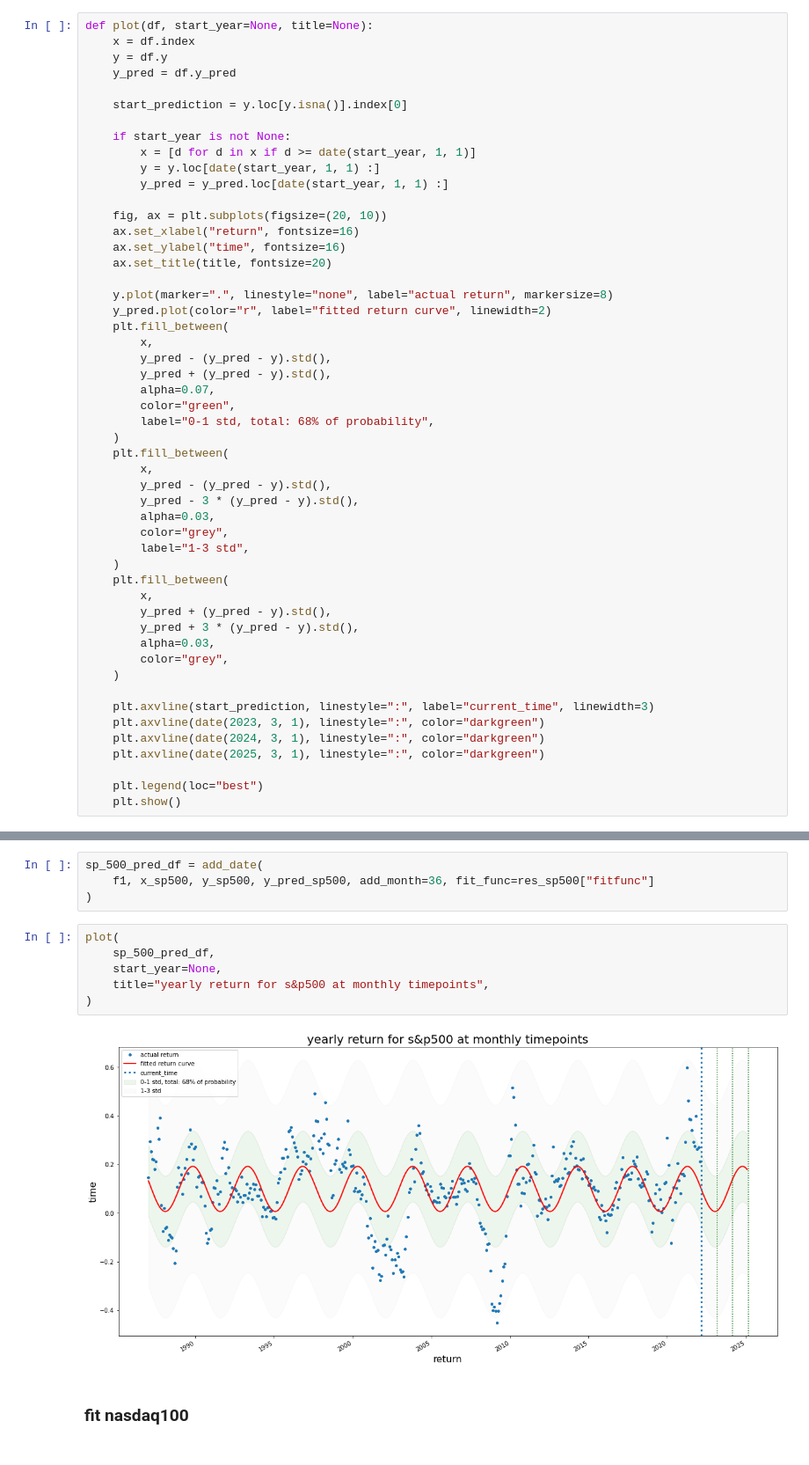
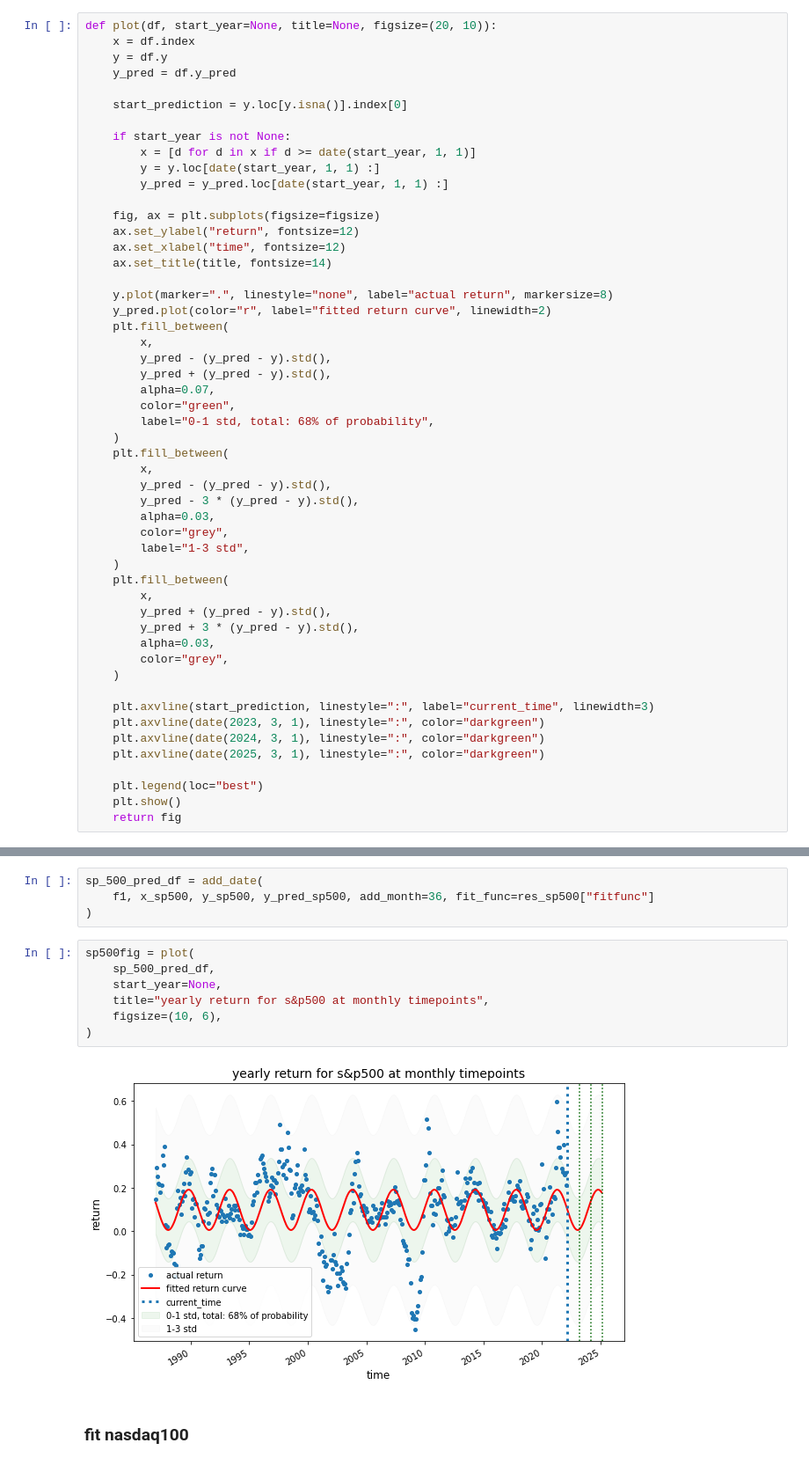
Before and after one commit to hlgchen/ms-e252_project, a Jupyter notebook: stock_ana/1_forecast.ipynb, the cells around one changed output, grey strips where cells are left out. Shown at 88% size. Cells and saved outputs as stored; diff of their text form.

```diff
--- a/stock_ana/1_forecast.ipynb
+++ b/stock_ana/1_forecast.ipynb
@@ -125,7 +125,7 @@ def add_date(idx_df, x, y, y_pred, add_month=0, fit_func=None):
         res = pd.concat([res, extension])
     return res
 # %%
-def plot(df, start_year=None, title=None):
+def plot(df, start_year=None, title=None, figsize=(20, 10)):
     x = df.index
     y = df.y
     y_pred = df.y_pred
@@ -137,10 +137,10 @@ def plot(df, start_year=None, title=None):
         y = y.loc[date(start_year, 1, 1) :]
         y_pred = y_pred.loc[date(start_year, 1, 1) :]
 
-    fig, ax = plt.subplots(figsize=(20, 10))
-    ax.set_xlabel("return", fontsize=16)
-    ax.set_ylabel("time", fontsize=16)
-    ax.set_title(title, fontsize=20)
+    fig, ax = plt.subplots(figsize=figsize)
+    ax.set_ylabel("return", fontsize=12)
+    ax.set_xlabel("time", fontsize=12)
+    ax.set_title(title, fontsize=14)
 
     y.plot(marker=".", linestyle="none", label="actual return", markersize=8)
     y_pred.plot(color="r", label="fitted return curve", linewidth=2)
@@ -175,6 +175,7 @@ def plot(df, start_year=None, title=None):
 
     plt.legend(loc="best")
     plt.show()
+    return fig
 # %% [markdown]
 ### fit sp500
 # %%
@@ -213,13 +214,14 @@ sp_500_pred_df = add_date(
     f1, x_sp500, y_sp500, y_pred_sp500, add_month=36, fit_func=res_sp500["fitfunc"]
 )
 # %%
-plot(
+sp500fig = plot(
     sp_500_pred_df,
     start_year=None,
     title="yearly return for s&p500 at monthly timepoints",
+    figsize=(10, 6),
 )
 # %% [output]
-[figure, old version]
+[figure, new version]
 # %% [markdown]
 ### fit nasdaq100
 # %%
```
Also changed, not shown: parts of 3 cells of this notebook, 3 other files.
